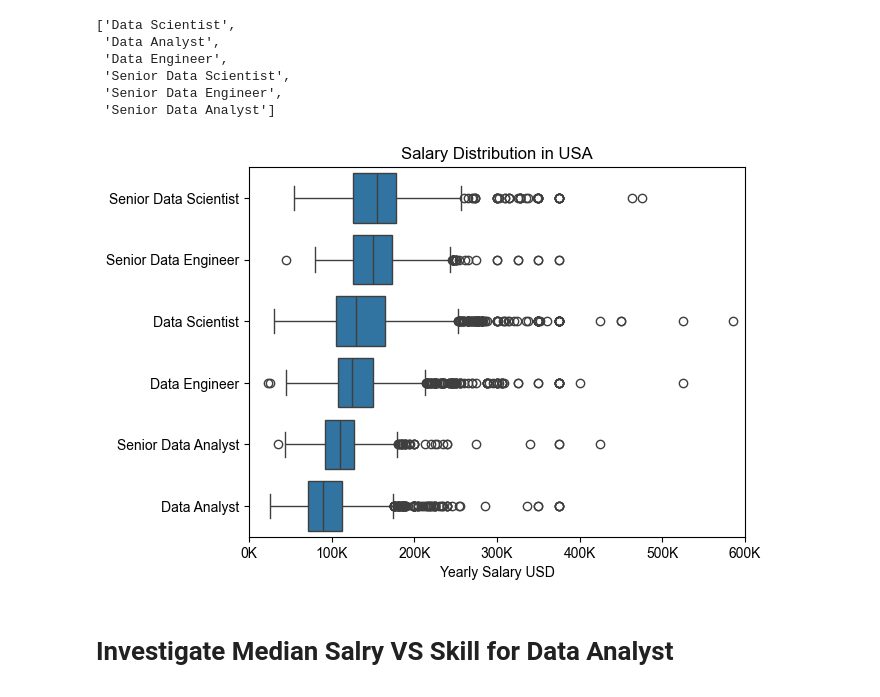
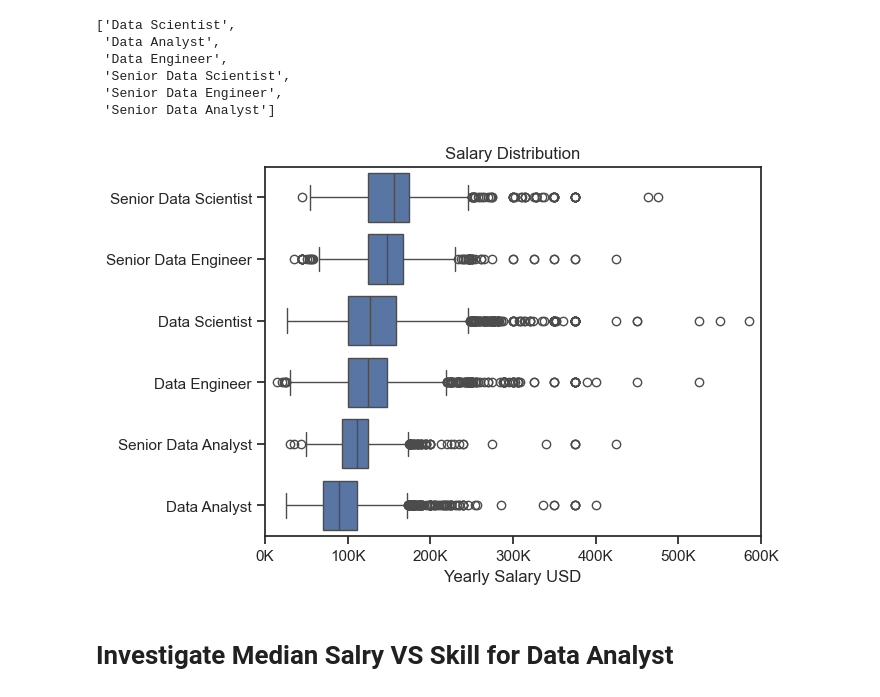
Before and after one commit to utkarsh-naik10/PYTHON_PROJECTS, a Jupyter notebook: 1.Job_Data_Analysis/Notebook/4.Salary_Analysis.ipynb, the cells around one changed output. Saved outputs shown, nothing was run; the diff lists cells and outputs as text; code cells hidden in the pictures.

```diff
--- a/1.Job_Data_Analysis/Notebook/4.Salary_Analysis.ipynb
+++ b/1.Job_Data_Analysis/Notebook/4.Salary_Analysis.ipynb
@@ -12,9 +12,9 @@ df=pd.read_csv(r"C:\Users\91706\Data Analytics Practice\databases\python\Job_Dat
 df['job_posted_date']=pd.to_datetime(df['job_posted_date'])
 df['job_skills']=df['job_skills'].apply(lambda x: ast.literal_eval(x) if pd.notna(x) else x)
 # %%
-df_US=df[(df['job_country'] == 'United States')].dropna(subset='salary_year_avg')
+df1=df.dropna(subset='salary_year_avg')
 # %%
-job_titles=df_US['job_title_short'].value_counts().index[:6].tolist()
+job_titles=df1['job_title_short'].value_counts().index[:6].tolist()
 job_titles
 # %% [output]
 ['Data Scientist',
@@ -24,22 +24,22 @@ job_titles
  'Senior Data Engineer',
  'Senior Data Analyst']
 # %%
-df_US_top6 = df_US[df_US['job_title_short'].isin(job_titles)]
+df1_top6 = df1[df1['job_title_short'].isin(job_titles)]
 # %%
-job_order=df_US_top6.groupby('job_title_short')['salary_year_avg'].median().sort_values(ascending=False).index
+job_order=df1_top6.groupby('job_title_short')['salary_year_avg'].median().sort_values(ascending=False).index
 # %%
-sns.boxplot(data=df_US_top6,x='salary_year_avg',y='job_title_short',order=job_order)
+sns.boxplot(data=df1_top6,x='salary_year_avg',y='job_title_short',order=job_order)
 sns.set_theme(style='ticks')
 
-plt.title('Salary Distribution in USA')
+plt.title('Salary Distribution')
 plt.xlabel('Yearly Salary USD')
 plt.ylabel('')
 plt.xlim(0,600000)
 ticks_x=plt.FuncFormatter(lambda y,_: f'{int(y/1000)}K')
 plt.gca().xaxis.set_major_formatter(ticks_x)
 plt.show()
 # %% [output]
-[figure, old version]
+[figure, new version]
 # %% [markdown]
 # Investigate Median Salry VS Skill for Data Analyst
 # %%
```
Also changed, not shown: parts of 2 cells of this notebook.
